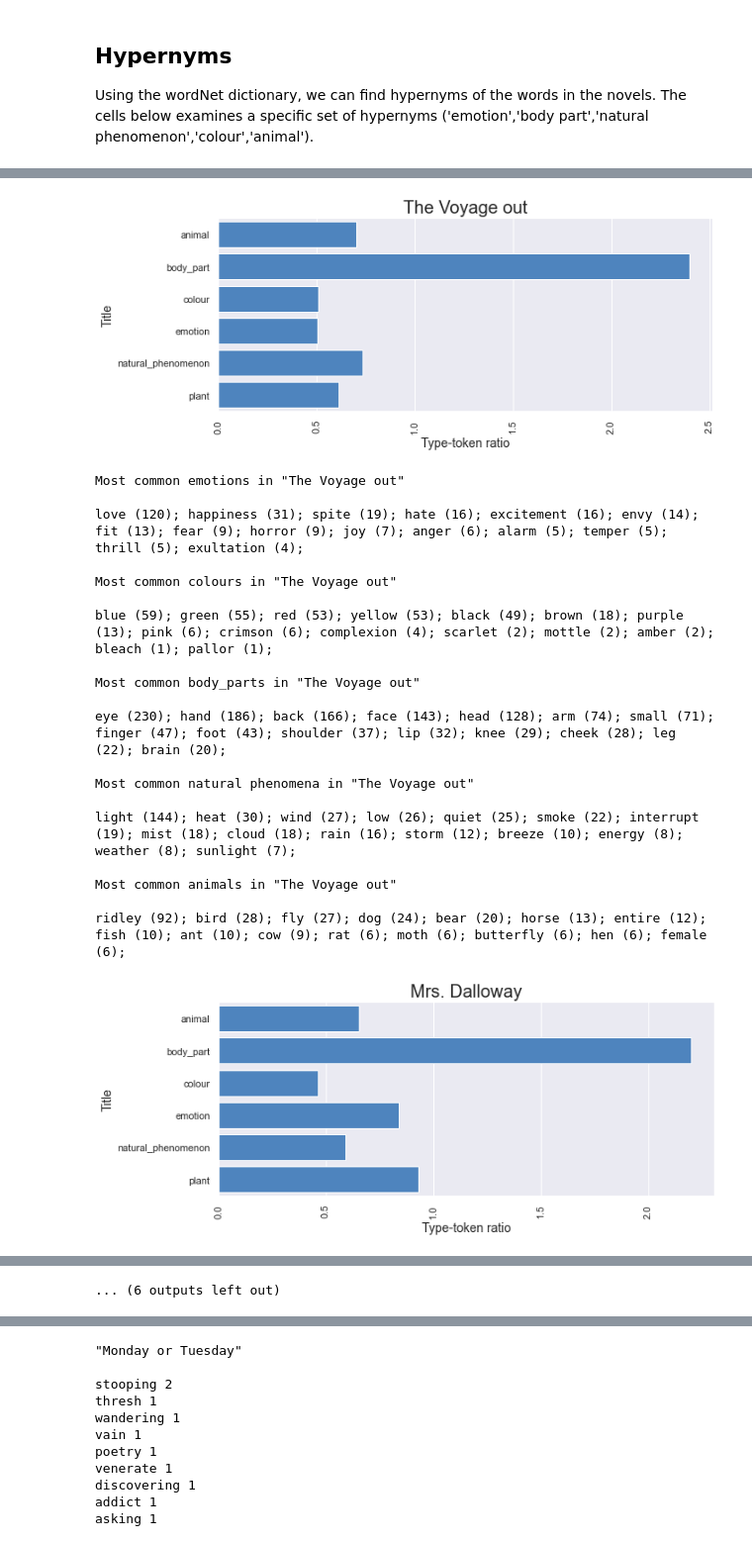
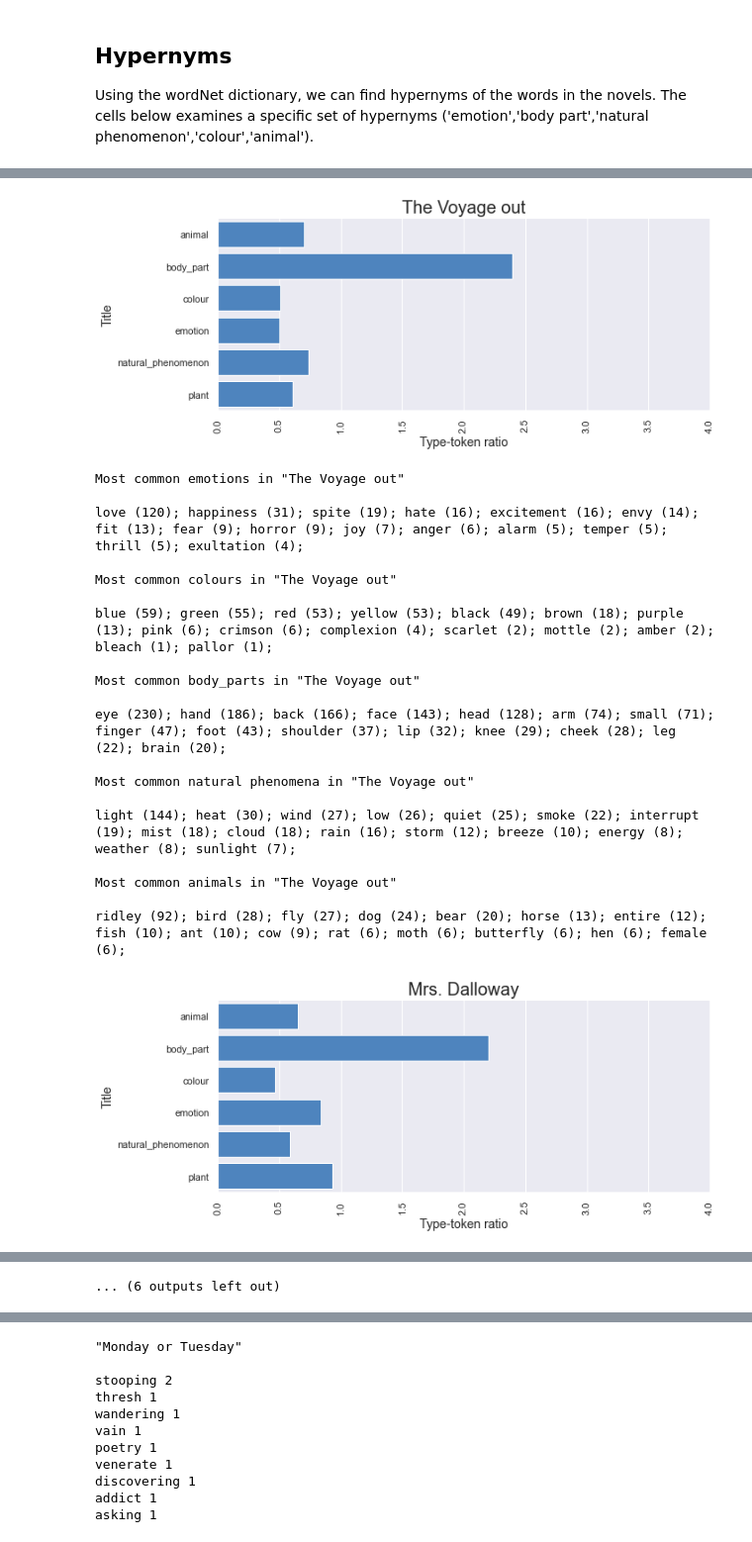
Before and after one commit to peterverhaar/textmining_with_python, a Jupyter notebook: _sources/Virginia_Woolf.ipynb, the cells around one changed output, grey strips where cells are left out. Shown at 99% size. Cells and saved outputs as stored; diff of their text form; code cells hidden in the pictures.

```diff
--- a/_sources/Virginia_Woolf.ipynb
+++ b/_sources/Virginia_Woolf.ipynb
@@ -531,6 +510,9 @@ for file in os.listdir(directory):
         graph.set_title(title , size = 20)
         graph.set_xlabel('Type-token ratio' , size = 14)
         graph.set_ylabel('Title' , size = 14 )
+
+        graph.set_xlim(0,4)
+
 
         plt.xticks(rotation= 90)
 
@@ -594,35 +576,35 @@ green (38); red (34); black (30); yellow (21); blue (17); purple (9); crimson (9
 Most common body_parts in "Orlando"
 
 hand (132); eye (81); head (72); foot (50); finger (50); face (47); back (46); arm (31); cheek (27); lip (25); knee (23); ear (20); leg (19); nose (18); breast (18);
 
 Most common natural phenomena in "Orlando"
 
 light (71); cloud (31); snow (30); wind (19); smoke (14); rain (13); low (13); breeze (12); weather (11); gale (11); flood (9); hail (8); puff (7); interrupt (6); mist (6);
 
 Most common animals in "Orlando"
 
 horse (41); dog (36); fly (25); bird (20); bear (18); sheep (14); deer (10); female (10); goat (9); turkey (9); hare (9); fox (9); spaniel (8); cattle (8); cow (8);
-[figure, old version]
+[figure, new version]
 Most common emotions in "The Voyage out"
 
 love (120); happiness (31); spite (19); hate (16); excitement (16); envy (14); fit (13); fear (9); horror (9); joy (7); anger (6); alarm (5); temper (5); thrill (5); exultation (4);
 
 Most common colours in "The Voyage out"
 
 blue (59); green (55); red (53); yellow (53); black (49); brown (18); purple (13); pink (6); crimson (6); complexion (4); scarlet (2); mottle (2); amber (2); bleach (1); pallor (1);
 
 Most common body_parts in "The Voyage out"
 
 eye (230); hand (186); back (166); face (143); head (128); arm (74); small (71); finger (47); foot (43); shoulder (37); lip (32); knee (29); cheek (28); leg (22); brain (20);
 
 Most common natural phenomena in "The Voyage out"
 
 light (144); heat (30); wind (27); low (26); quiet (25); smoke (22); interrupt (19); mist (18); cloud (18); rain (16); storm (12); breeze (10); energy (8); weather (8); sunlight (7);
 
 Most common animals in "The Voyage out"
 
 ridley (92); bird (28); fly (27); dog (24); bear (20); horse (13); entire (12); fish (10); ant (10); cow (9); rat (6); moth (6); butterfly (6); hen (6); female (6);
-[figure, old version]
+[figure, new version]
 Most common emotions in "Mrs. Dalloway"
 
 love (114); fear (18); happiness (9); hatred (8); quiver (8); horror (7); excitement (6); jealousy (6); envy (6); terror (5); spite (5); fit (5); rapture (5); rage (5); ecstasy (4);
```
Also changed, not shown: parts of 13 cells of this notebook, 15 other files.
